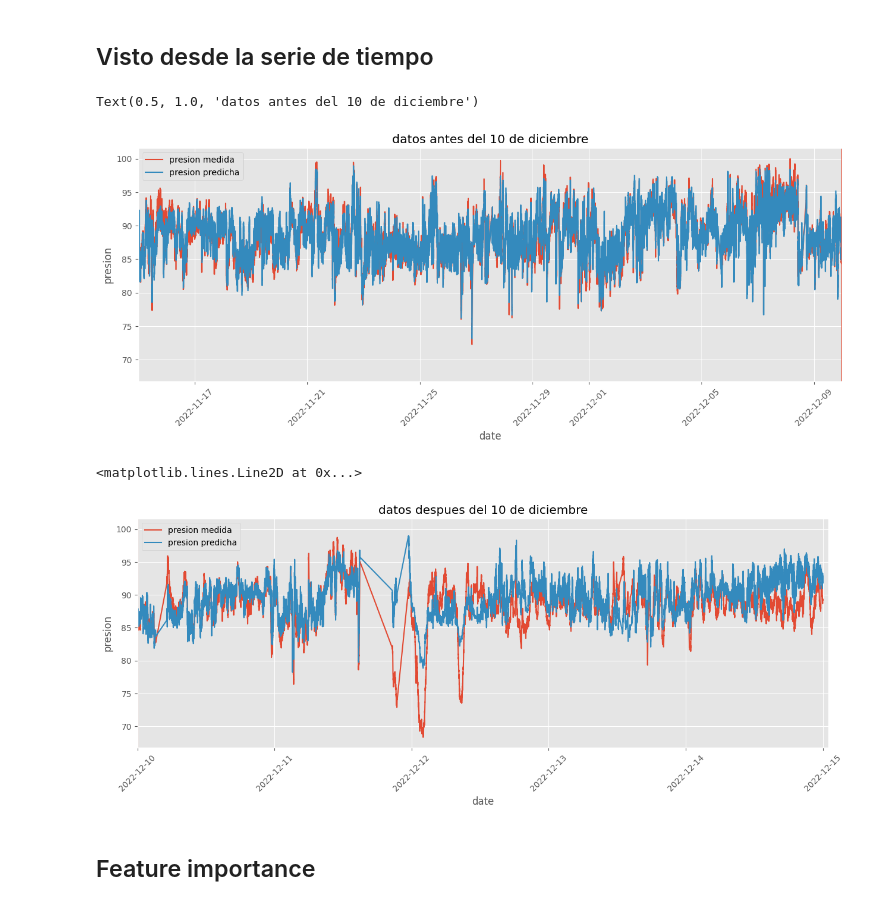
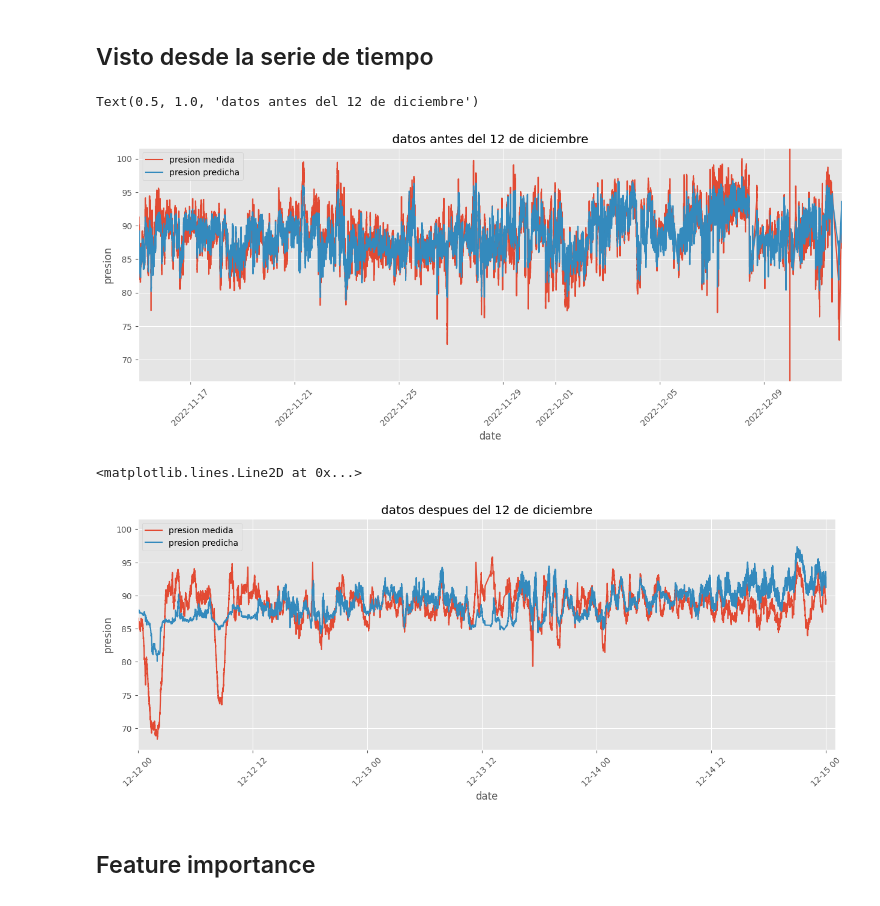
Before and after one commit to guillermovc/MLOps-grinding, a Jupyter notebook: notebooks/MODELO_boosting.ipynb, the cells around one changed output. Cells and saved outputs as stored; diff of their text form; code cells hidden in the pictures.

```diff
--- a/notebooks/MODELO_boosting.ipynb
+++ b/notebooks/MODELO_boosting.ipynb
@@ -212,18 +256,14 @@ vars_to_use = ['velocidad', 'potencia', 'ruido', 'rendimiento', 'f80', 'per_soli
-# %%
-#se hace separacion usual con datos antes del 10
-doncition_date = df.date < datetime(2022, 12, 10)
-X = df[doncition_date][vars_to_use]
-y = df[doncition_date].presion
-X_train, X_test, y_train, y_test = train_test_split(X, y, test_size=0.2)
-
-
-#se guardan 5 dias como un test adicional
-X_new = df[~doncition_date][vars_to_use]
-y_new = df[~doncition_date].presion
 # %% [markdown]
 ## Busqueda de parametros y entrenamiento
 
 Para generalizar mejor a datos no vistos de otras fechas, implementaremos cross-validation dejando huecos de datos intermedios. Esto implica dividir los datos en segmentos, omitiendo períodos específicos (por ejemplo, los primeros 5 días, del 5 al 10, del 15 al 20, etc.) para evaluar la capacidad del modelo para generalizar en situaciones o modos de trabajo no vistos.
+# %%
+# X_train, X_test, y_train, y_test = train_test_split(X, y, test_size=0.2)
+X_train = df[df.date < datetime(2022, 12, 12)].drop(columns = ['presion', 'date', 'imp_estandares'])
+y_train = df[df.date < datetime(2022, 12, 12)]['presion']
+
+X_test = df[df.date >= datetime(2022, 12, 12)].drop(columns = ['presion', 'date', 'imp_estandares'])
+y_test = df[df.date >= datetime(2022, 12, 12)]['presion']
 # %%
 class CustomCrossValidator(BaseCrossValidator):
     """
@@ -275,6 +315,7 @@ def search_params(
 
     print(f"Los parámetros para probar en nuestras pipelines son:")
     pprint(params)
+    mlflow.set_experiment("XGBoost_2")
 
     # Creamos un pipeline con parámetros por defecto (serán sustituidos)
     with mlflow.start_run():
@@ -284,10 +325,10 @@ def search_params(
         cvC = CustomCrossValidator(n_splits=5) #dejar aprox 5 días
 
         if random:
-            search = RandomizedSearchCV(estimator, params, cv=cvC, n_jobs=-1,
+            search = RandomizedSearchCV(estimator, params, cv=cvC, n_jobs=-2,
                                         scoring='neg_mean_squared_error', verbose=1, n_iter=n_iter)
         else:
-            search = GridSearchCV(estimator, params, cv=cvC, n_jobs=-1,
+            search = GridSearchCV(estimator, params, cv=cvC, n_jobs=-2,
                                   scoring='neg_mean_squared_error', verbose=1)
 
         search.fit(X, y)
@@ -303,7 +344,6 @@ def search_params(
 
         mlflow.sklearn.log_model(best_model, name)
 
-        mlflow.end_run()
 
     return best_model, best_params
 # %%
@@ -464,28 +458,27 @@ df.loc[X_train.index].shape
 # %%
 df.loc[X_train.index, 'presion_hat'] = y_train_hat
 df.loc[X_test.index, 'presion_hat'] = y_test_hat
-df.loc[X_new.index, 'presion_hat'] = y_new_hat
 # %% [markdown]
 ## Visto desde la serie de tiempo
 # %%
 fig, ax = plt.subplots(figsize = (15, 5))
 
 sns.lineplot(x = 'date',
             y = 'presion',
              data = df,
             label = 'presion medida')
 sns.lineplot(x = 'date',
               y = 'presion_hat',
              data = df,
             label = 'presion predicha')
 ax.tick_params(axis='x', rotation=45)
 
-ax.set_xlim(datetime(2022, 11, 15), datetime(2022, 12, 10))
+ax.set_xlim(datetime(2022, 11, 15), datetime(2022, 12, 12))
 ax.axvline(datetime(2022,12, 10))
-ax.set_title('datos antes del 10 de diciembre')
+ax.set_title('datos antes del 12 de diciembre')
 # %% [output]
-Text(0.5, 1.0, 'datos antes del 10 de diciembre')
+Text(0.5, 1.0, 'datos antes del 12 de diciembre')
-[figure, old version]
+[figure, new version]
 # %%
 fig, ax = plt.subplots(figsize = (15, 5))
 
@@ -499,12 +492,12 @@ sns.lineplot(x = 'date',
             label = 'presion predicha')
 ax.tick_params(axis='x', rotation=45)
 
-ax.set_title('datos despues del 10 de diciembre')
-ax.set_xlim(datetime(2022, 12, 10), datetime(2022, 12, 15, 1))
+ax.set_title('datos despues del 12 de diciembre')
+ax.set_xlim(datetime(2022, 12, 12), datetime(2022, 12, 15, 1))
 ax.axvline(datetime(2022,12, 10))
 # %% [output]
 <matplotlib.lines.Line2D at 0x...>
-[figure, old version]
+[figure, new version]
 # %% [markdown]
 ## Feature importance
 # %%
```
Also changed, not shown: parts of 19 cells of this notebook.
